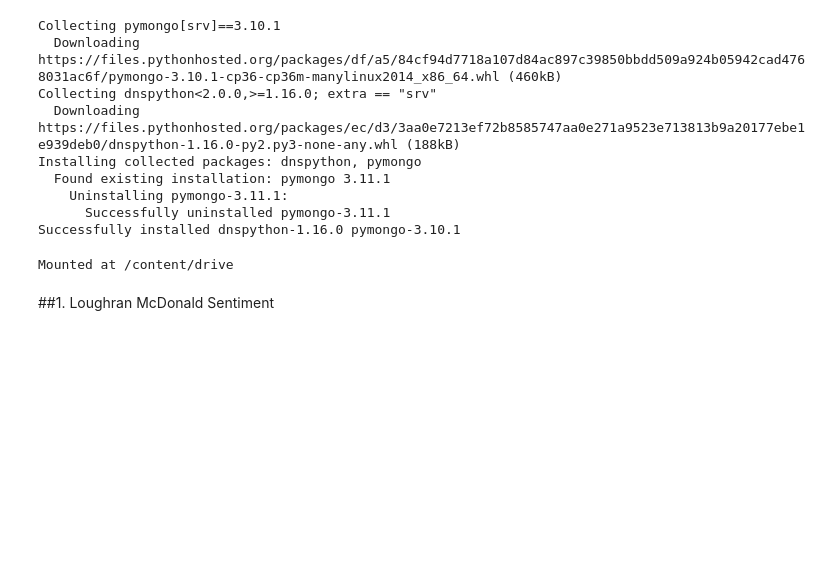
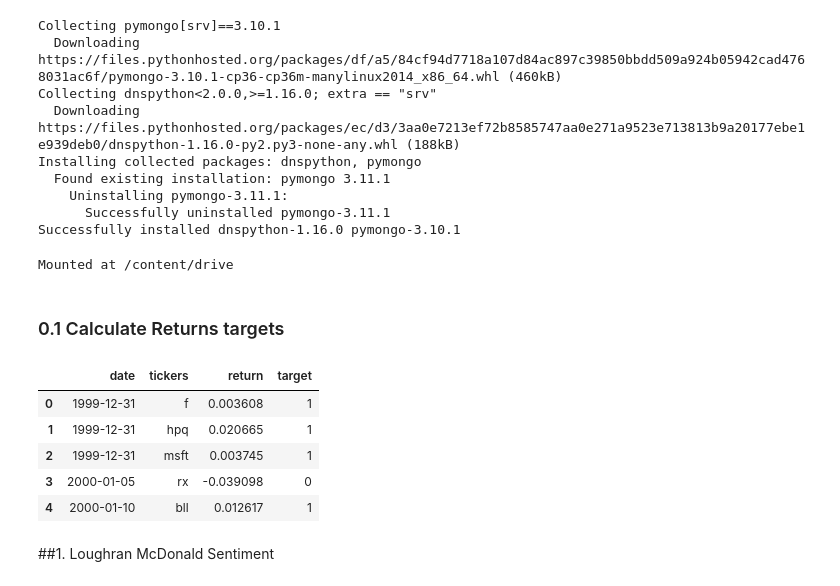
Before and after one commit to abnormal-distribution/AC295_abnormal-distribution, a Jupyter notebook: submissions/project_Abnormal-Distribution/milestone3_Abnormal-Distribution/base-model/Baseline_Model.ipynb, the cells around one changed output. Saved outputs shown, nothing was run; the diff lists cells and outputs as text; code cells hidden in the pictures; blank space fills up the shorter version.

```diff
--- a/submissions/project_Abnormal-Distribution/milestone3_Abnormal-Distribution/base-model/Baseline_Model.ipynb
+++ b/submissions/project_Abnormal-Distribution/milestone3_Abnormal-Distribution/base-model/Baseline_Model.ipynb
@@ -63,3 +63,7 @@ STOCKS_SP1500_PATH = '/content/drive/MyDrive/abnormal-distribution-project-data/
 LMCD_10K_PATH = '/content/drive/MyDrive/abnormal-distribution-project-data/loughran_mcdonald/lmcd_10k.p'
 LMCD_SP1500_PATH = '/content/drive/MyDrive/abnormal-distribution-project-data/loughran_mcdonald/lmcd_sp1500.p'
 BASEBERT_SP1500_PATH = '/content/drive/MyDrive/abnormal-distribution-project-data/loughran_mcdonald/basebert_sp1500.p'
+
+TARGETS_SP1500_PATH = '/content/drive/MyDrive/abnormal-distribution-project-data/loughran_mcdonald/targets_sp1500.p'
+# %% [markdown]
+### 0.1 Calculate Returns targets
@@ -66,3 +132,16 @@ BASEBERT_SP1500_PATH = '/content/drive/MyDrive/abnormal-distribution-project-dat
+# %%
+# Load pre-calculated pickle file
+with open(TARGETS_SP1500_PATH,'rb') as pkl_file:
+  targets = pickle.load(pkl_file)
+# %%
+targets.head()
+# %% [output]
+|  | date | tickers | return | target |
+| 0 | 1999-12-31 | f | 0.003608 | 1 |
+| 1 | 1999-12-31 | hpq | 0.020665 | 1 |
+| 2 | 1999-12-31 | msft | 0.003745 | 1 |
+| 3 | 2000-01-05 | rx | -0.039098 | 0 |
+| 4 | 2000-01-10 | bll | 0.012617 | 1 |
 # %% [markdown]
 ##1. Loughran McDonald Sentiment
 # %% [markdown]
```
Also changed, not shown: parts of 6 cells of this notebook.
